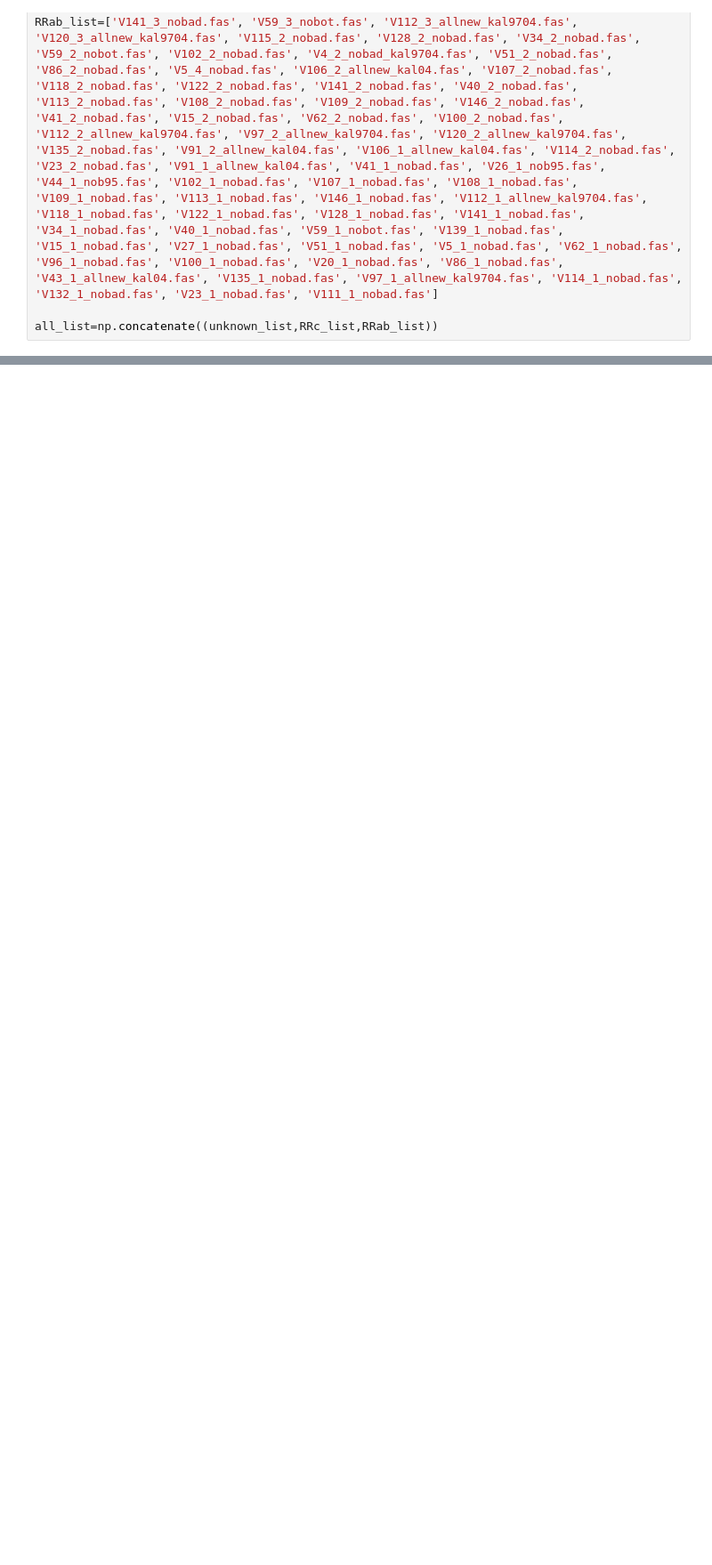
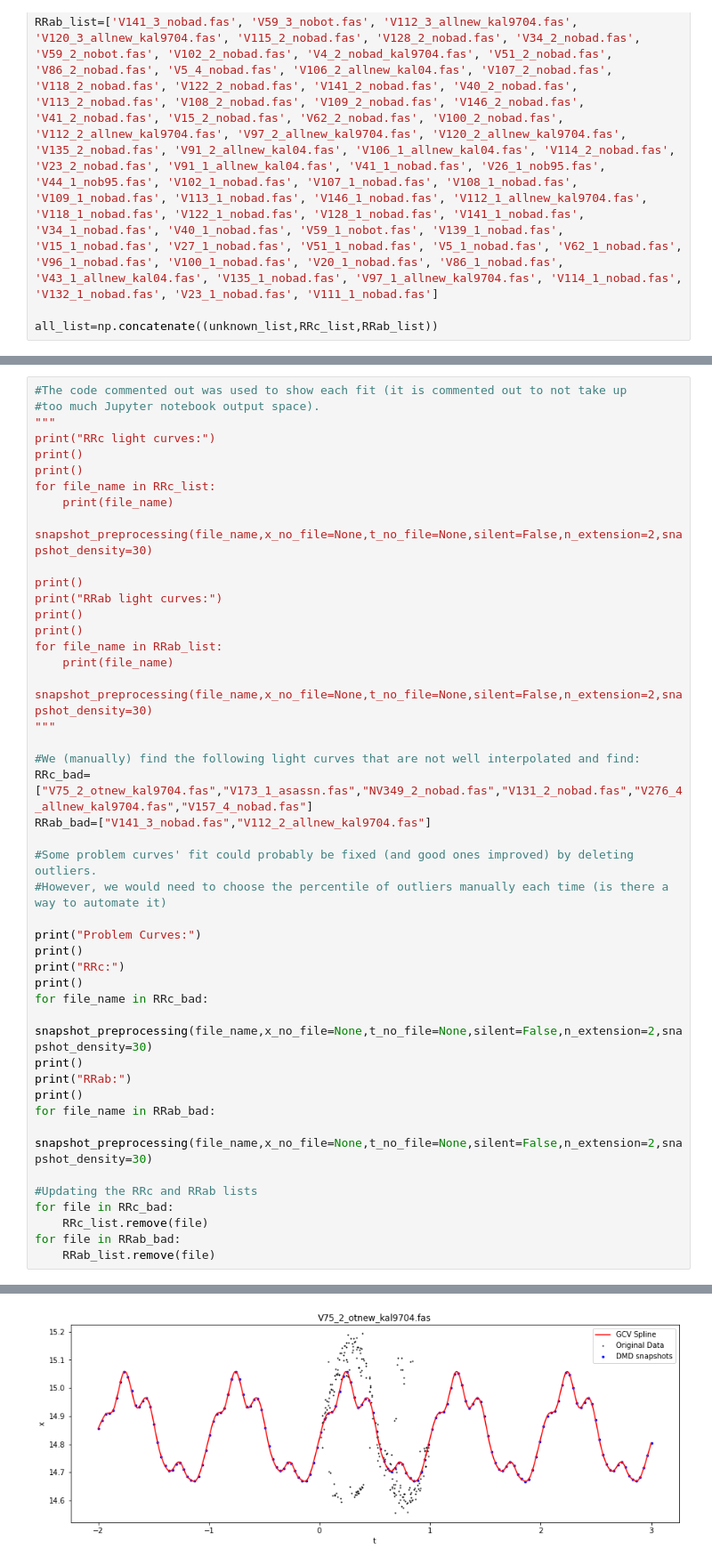
Before and after one commit to NicolasMekhael/pySINDy_OmegaCen, a Jupyter notebook: Applying_DMD_to_light curves_2.0.ipynb, the cells around one changed output, grey strips where cells are left out. Shown at 89% size. Drawn from its saved outputs; the diff is of its cells as text; blank space fills up the shorter version.

```diff
--- a/Applying_DMD_to_light curves_2.0.ipynb
+++ b/Applying_DMD_to_light curves_2.0.ipynb
@@ -388,0 +382,45 @@ for i in range(20):
+# %%
+#The code commented out was used to show each fit (it is commented out to not take up
+#too much Jupyter notebook output space).
+"""
+print("RRc light curves:")
+print()
+print()
+for file_name in RRc_list:
+    print(file_name)
+    snapshot_preprocessing(file_name,x_no_file=None,t_no_file=None,silent=False,n_extension=2,snapshot_density=30)
+
+print()
+print("RRab light curves:")
+print()
+print()
+for file_name in RRab_list:
+    print(file_name)
+    snapshot_preprocessing(file_name,x_no_file=None,t_no_file=None,silent=False,n_extension=2,snapshot_density=30)
+"""
+
+#We (manually) find the following light curves that are not well interpolated and find:
+RRc_bad=["V75_2_otnew_kal9704.fas","V173_1_asassn.fas","NV349_2_nobad.fas","V131_2_nobad.fas","V276_4_allnew_kal9704.fas","V157_4_nobad.fas"]
+RRab_bad=["V141_3_nobad.fas","V112_2_allnew_kal9704.fas"]
+
+#Some problem curves' fit could probably be fixed (and good ones improved) by deleting outliers.
+#However, we would need to choose the percentile of outliers manually each time (is there a way to automate it)
+
+print("Problem Curves:")
+print()
+print("RRc:")
+print()
+for file_name in RRc_bad:
+    snapshot_preprocessing(file_name,x_no_file=None,t_no_file=None,silent=False,n_extension=2,snapshot_density=30)
+print()
+print("RRab:")
+print()
+for file_name in RRab_bad:
+    snapshot_preprocessing(file_name,x_no_file=None,t_no_file=None,silent=False,n_extension=2,snapshot_density=30)
+
+#Updating the RRc and RRab lists
+for file in RRc_bad:
+    RRc_list.remove(file)
+for file in RRab_bad:
+    RRab_list.remove(file)
+# %% [output]
@@ -388,0 +430 @@ for i in range(20):
+[figure, added]
```
Also changed, not shown: parts of 8 cells of this notebook.
